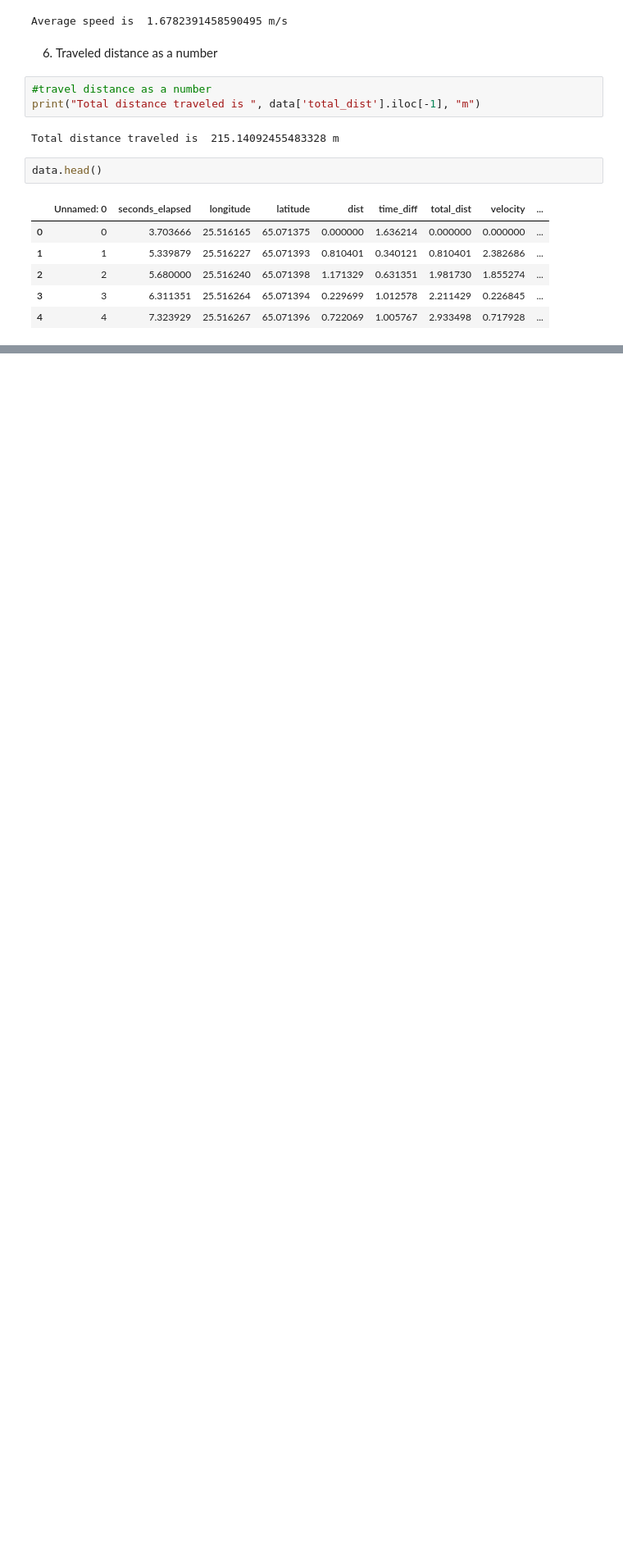
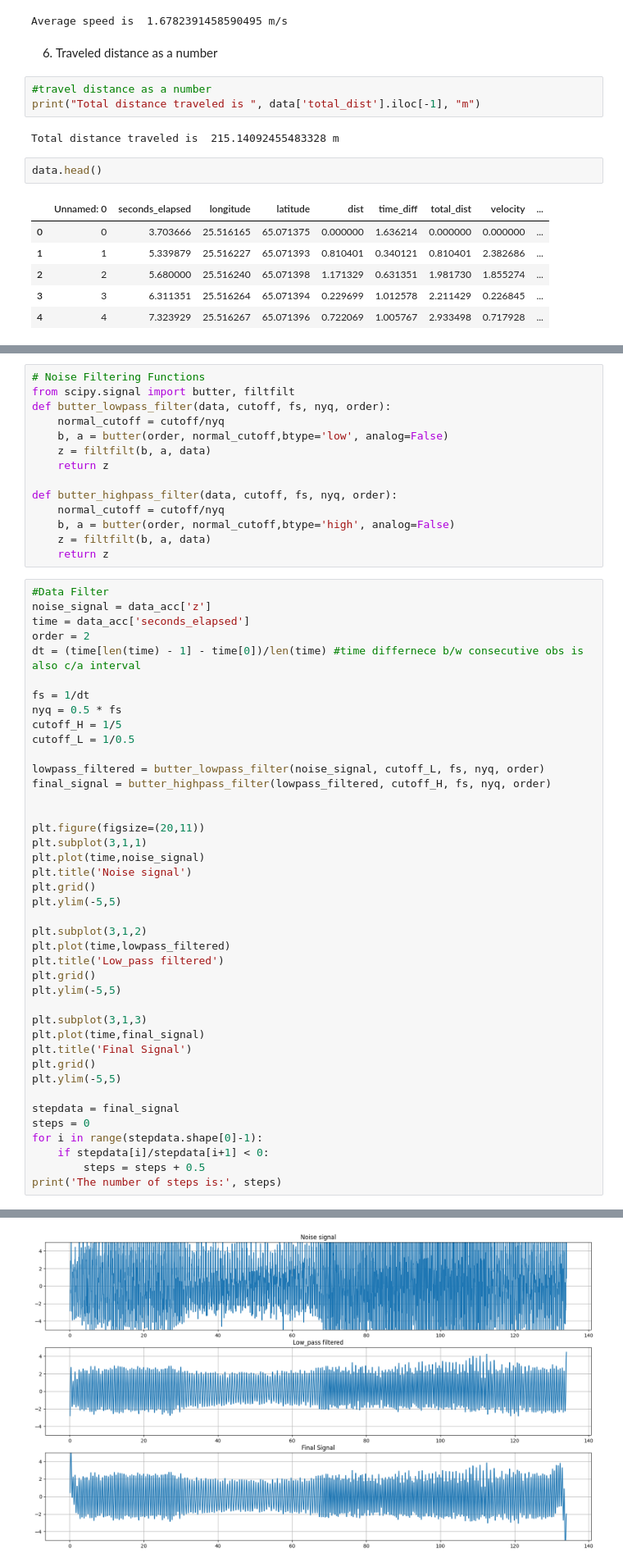
Before and after one commit to DIN22SP/SportsApp-Physics-final-project, a Jupyter notebook: SportsApp.ipynb, the cells around one changed output, grey strips where cells are left out. Shown at 82% size. Saved outputs shown, nothing was run; the diff lists cells and outputs as text; blank space fills up the shorter version.

Commit message:
8. Calculationof the number of steps

```diff
--- a/SportsApp.ipynb
+++ b/SportsApp.ipynb
@@ -142,0 +202,56 @@ data.head()
+# %%
+# Noise Filtering Functions
+from scipy.signal import butter, filtfilt
+def butter_lowpass_filter(data, cutoff, fs, nyq, order):
+    normal_cutoff = cutoff/nyq
+    b, a = butter(order, normal_cutoff,btype='low', analog=False)
+    z = filtfilt(b, a, data)
+    return z
+
+def butter_highpass_filter(data, cutoff, fs, nyq, order):
+    normal_cutoff = cutoff/nyq
+    b, a = butter(order, normal_cutoff,btype='high', analog=False)
+    z = filtfilt(b, a, data)
+    return z
+# %%
+#Data Filter
+noise_signal = data_acc['z']
+time = data_acc['seconds_elapsed']
+order = 2
+dt = (time[len(time) - 1] - time[0])/len(time) #time differnece b/w consecutive obs is also c/a interval
+
+fs = 1/dt
+nyq = 0.5 * fs
+cutoff_H = 1/5
+cutoff_L = 1/0.5
+
+lowpass_filtered = butter_lowpass_filter(noise_signal, cutoff_L, fs, nyq, order)
+final_signal = butter_highpass_filter(lowpass_filtered, cutoff_H, fs, nyq, order)
+
+
+plt.figure(figsize=(20,11))
+plt.subplot(3,1,1)
+plt.plot(time,noise_signal)
+plt.title('Noise signal')
+plt.grid()
+plt.ylim(-5,5)
+
+plt.subplot(3,1,2)
+plt.plot(time,lowpass_filtered)
+plt.title('Low_pass filtered')
+plt.grid()
+plt.ylim(-5,5)
+
+plt.subplot(3,1,3)
+plt.plot(time,final_signal)
+plt.title('Final Signal')
+plt.grid()
+plt.ylim(-5,5)
+
+stepdata = final_signal
+steps = 0
+for i in range(stepdata.shape[0]-1):
+    if stepdata[i]/stepdata[i+1] < 0:
+        steps = steps + 0.5
+print('The number of steps is:', steps)
+# %% [output]
@@ -142,0 +259 @@ data.head()
+[figure, added]
```
Also changed, not shown: parts of 8 cells of this notebook.
